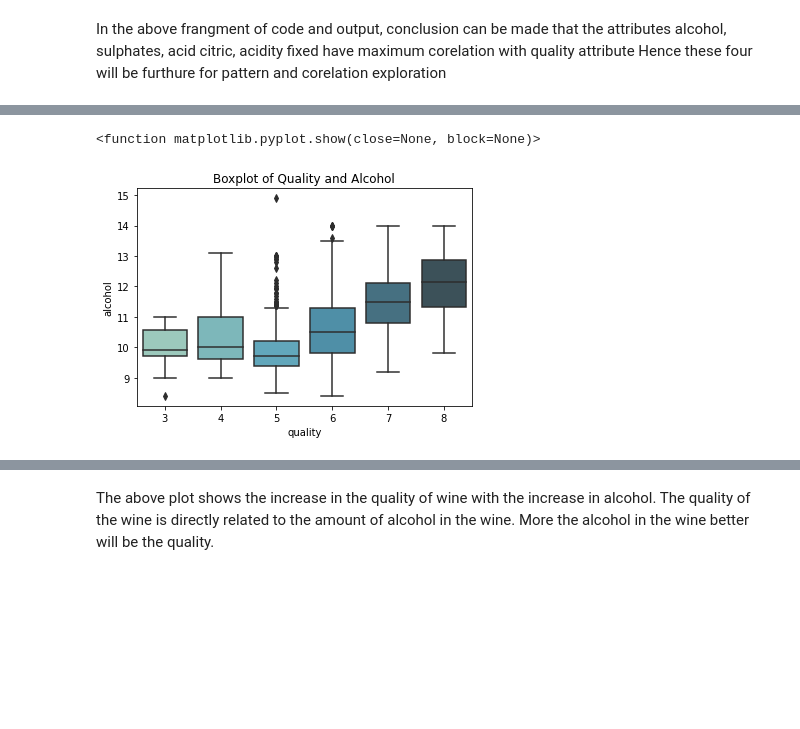
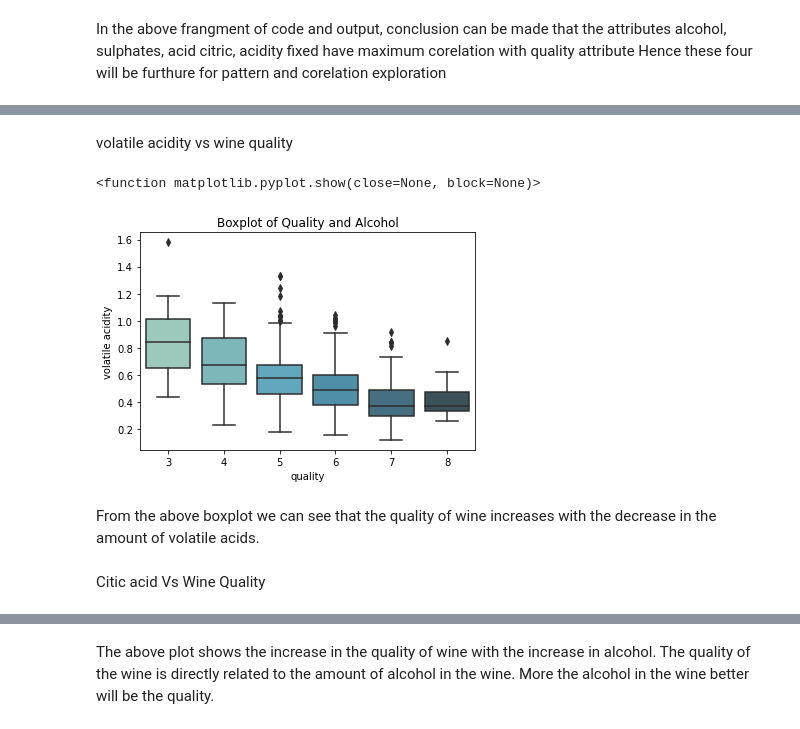
Before and after one commit to MayankSinha1995/Data-Trained-Practice-Project, a Jupyter notebook: Red Wine Quality.ipynb, the cells around one changed output, grey strips where cells are left out. Cells and saved outputs as stored; diff of their text form; code cells hidden in the pictures; blank space fills up the shorter version.

Commit message:
Add files via upload
NEW PROJECT- RED WINE

```diff
--- a/Red Wine Quality.ipynb
+++ b/Red Wine Quality.ipynb
@@ -270,8 +277,14 @@ alcohol percent vs wine quality
+# %% [markdown]
+volatile acidity vs wine quality
 # %%
 
-ax = sns.boxplot(x='quality',y='alcohol',data=data,palette='GnBu_d')
+ax = sns.boxplot(x='quality',y='volatile acidity',data=data,palette='GnBu_d')
 plt.title("Boxplot of Quality and Alcohol")
 plt.show
 # %% [output]
 <function matplotlib.pyplot.show(close=None, block=None)>
-[figure, old version]
+[figure, new version]
+# %% [markdown]
+From the above boxplot we can see that the quality of wine increases with the decrease in the amount of volatile acids.
+# %% [markdown]
+Citic acid Vs Wine Quality
```
Also changed, not shown: parts of 21 cells of this notebook.
